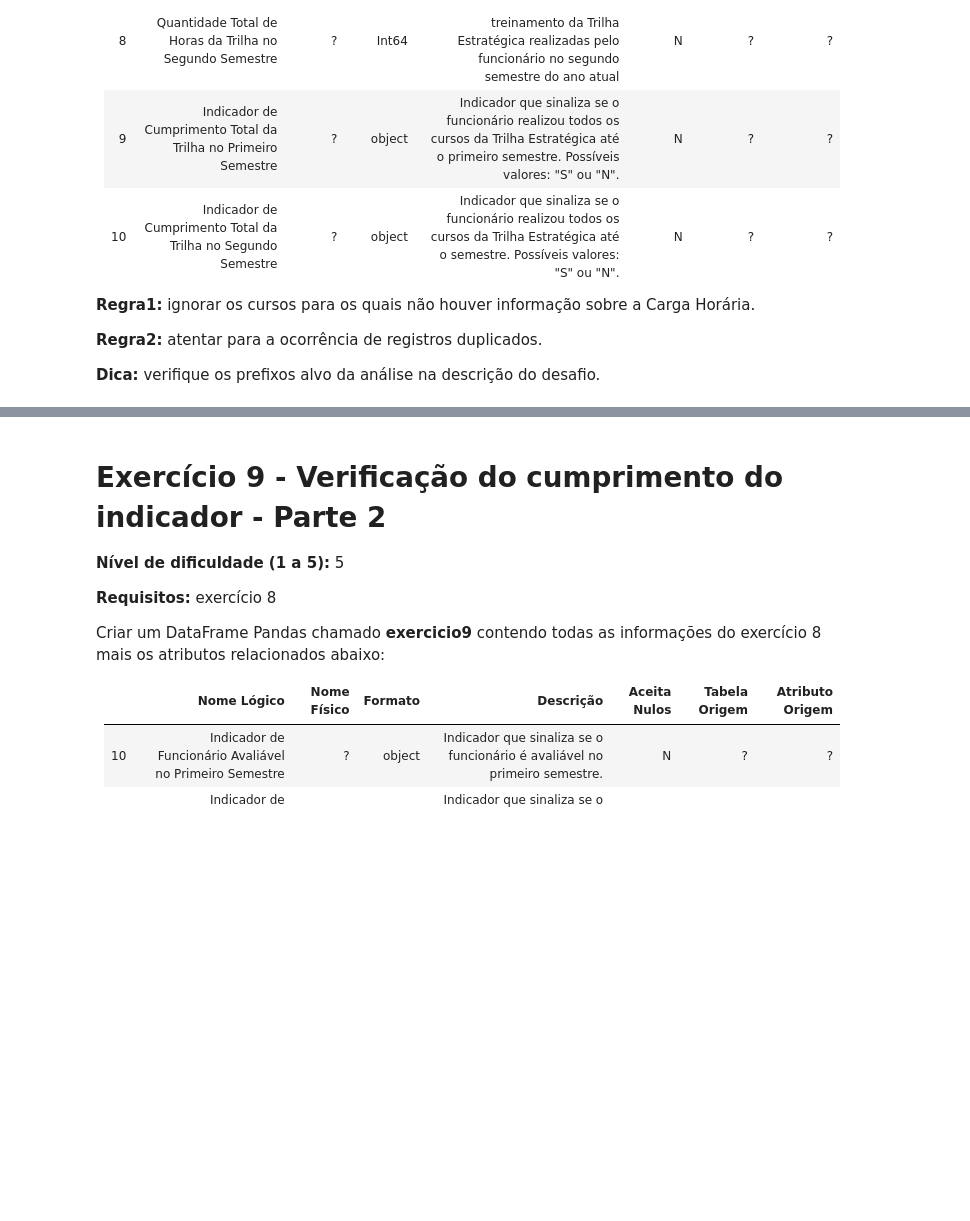
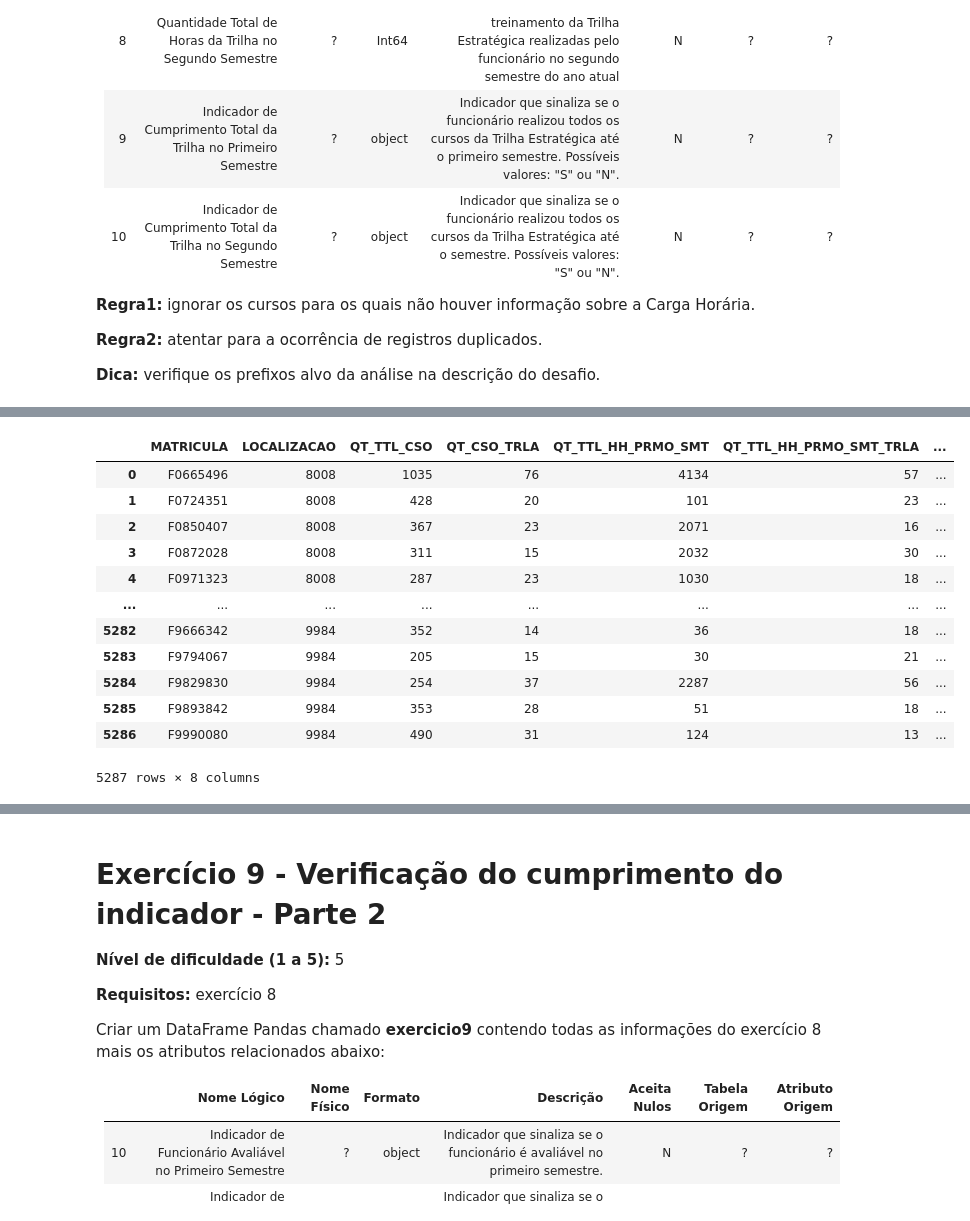
Before and after one commit to AllexRocha/desafio_engdedados, a Jupyter notebook: F0429482_engenharia.ipynb, the cells around one changed output, grey strips where cells are left out. Cells and saved outputs as stored; diff of their text form; code cells hidden in the pictures; blank space fills up the shorter version.

```diff
--- a/F0429482_engenharia.ipynb
+++ b/F0429482_engenharia.ipynb
@@ -946,0 +955,2 @@ Criar um DataFrame Pandas chamado <b>exercicio8</b> contendo as informações co
+# %%
+funci_curso_estrategica = pd.merge(mat_e_curso, dados_cursos, on='CD_CSO', how='inner')
@@ -946,0 +1029,39 @@ Criar um DataFrame Pandas chamado <b>exercicio8</b> contendo as informações co
+# %%
+horas_totais_1_semestre= somar_horas_por_matricula_primeiro_semestre(funci_curso_estrategica)
+horas_totais_1_semestre_trilha= somar_horas_por_matricula_primeiro_semestre_na_trilha(funci_curso_estrategica)
+horas_totais_2_semestre= somar_horas_por_matricula_segundo_semestre(funci_curso_estrategica)
+horas_totais_2_semestre_trilha= somar_horas_por_matricula_segundo_semestre_na_trilha(funci_curso_estrategica)
+# %%
+# Filtrar as linhas onde IN_TRLA_ESTG é 'S'
+df_filtrado = funci_curso_estrategica[funci_curso_estrategica['IN_TRLA_ESTG'] == 'S']
+
+# Contar as ocorrências para cada MATRICULA
+contagem = df_filtrado.groupby('MATRICULA').size().reset_index(name='QT_CSO_TRLA')
+
+exercicio8 = pd.merge(exercicio8, contagem, on='MATRICULA', how='left')
+exercicio8['QT_CSO_TRLA'] = exercicio8['QT_CSO_TRLA'].astype('Int64')
+# %%
+exercicio8 = pd.merge(exercicio8, horas_totais_1_semestre, on='MATRICULA', how='left')
+exercicio8.rename(columns={'CGHR_CSO': 'QT_TTL_HH_PRMO_SMT', }, inplace=True)
+exercicio8 = pd.merge(exercicio8, horas_totais_1_semestre_trilha, on='MATRICULA', how='left')
+exercicio8.rename(columns={'CGHR_CSO': 'QT_TTL_HH_PRMO_SMT_TRLA', }, inplace=True)
+exercicio8 = pd.merge(exercicio8, horas_totais_2_semestre, on='MATRICULA', how='left')
+exercicio8.rename(columns={'CGHR_CSO': 'QT_TTL_HH_SGDO_SMT', }, inplace=True)
+exercicio8 = pd.merge(exercicio8, horas_totais_2_semestre_trilha, on='MATRICULA', how='left')
+exercicio8.rename(columns={'CGHR_CSO': 'QT_TTL_HH_SGDO_SMT_TRLA', }, inplace=True)
+# %%
+exercicio8
+# %% [output]
+|  | MATRICULA | LOCALIZACAO | QT_TTL_CSO | QT_CSO_TRLA | QT_TTL_HH_PRMO_SMT | QT_TTL_HH_PRMO_SMT_TRLA | ... |
+| 0 | F0665496 | 8008 | 1035 | 76 | 4134 | 57 | ... |
+| 1 | F0724351 | 8008 | 428 | 20 | 101 | 23 | ... |
+| 2 | F0850407 | 8008 | 367 | 23 | 2071 | 16 | ... |
+| 3 | F0872028 | 8008 | 311 | 15 | 2032 | 30 | ... |
+| 4 | F0971323 | 8008 | 287 | 23 | 1030 | 18 | ... |
+| ... | ... | ... | ... | ... | ... | ... | ... |
+| 5282 | F9666342 | 9984 | 352 | 14 | 36 | 18 | ... |
+| 5283 | F9794067 | 9984 | 205 | 15 | 30 | 21 | ... |
+| 5284 | F9829830 | 9984 | 254 | 37 | 2287 | 56 | ... |
+| 5285 | F9893842 | 9984 | 353 | 28 | 51 | 18 | ... |
+| 5286 | F9990080 | 9984 | 490 | 31 | 124 | 13 | ... |
+5287 rows × 8 columns
```
Also changed, not shown: parts of 33 cells of this notebook.
